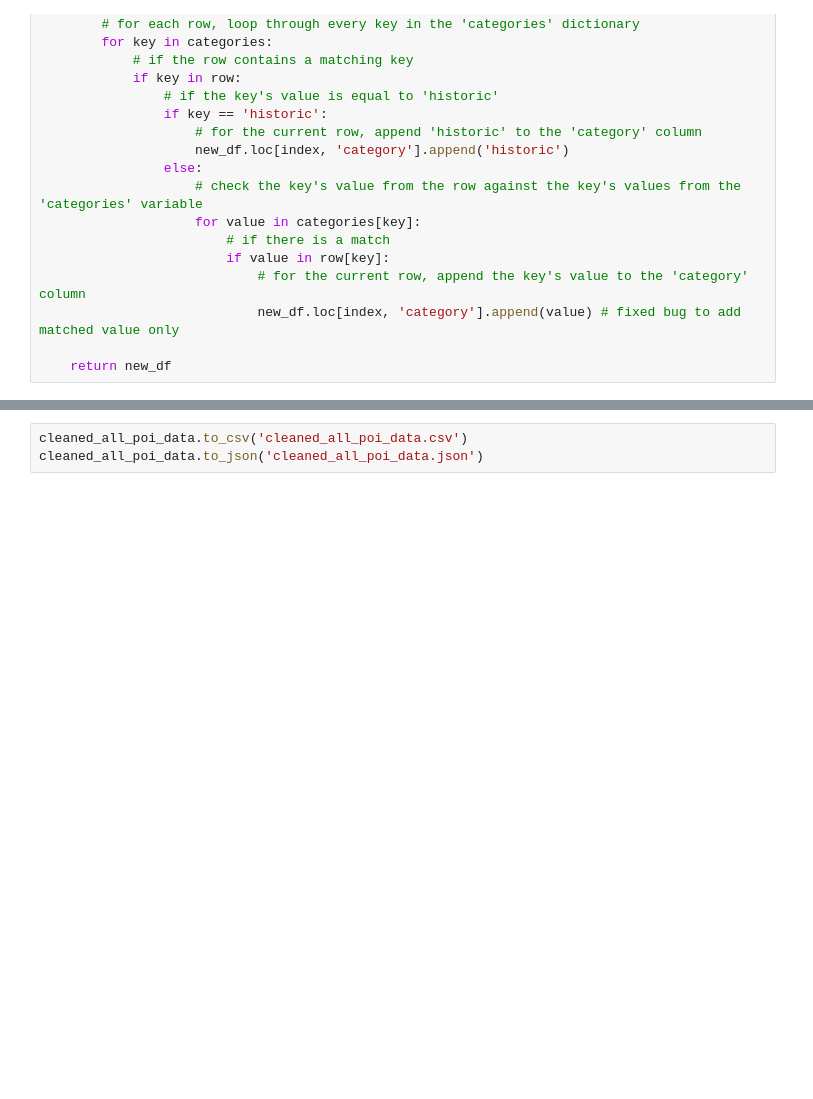
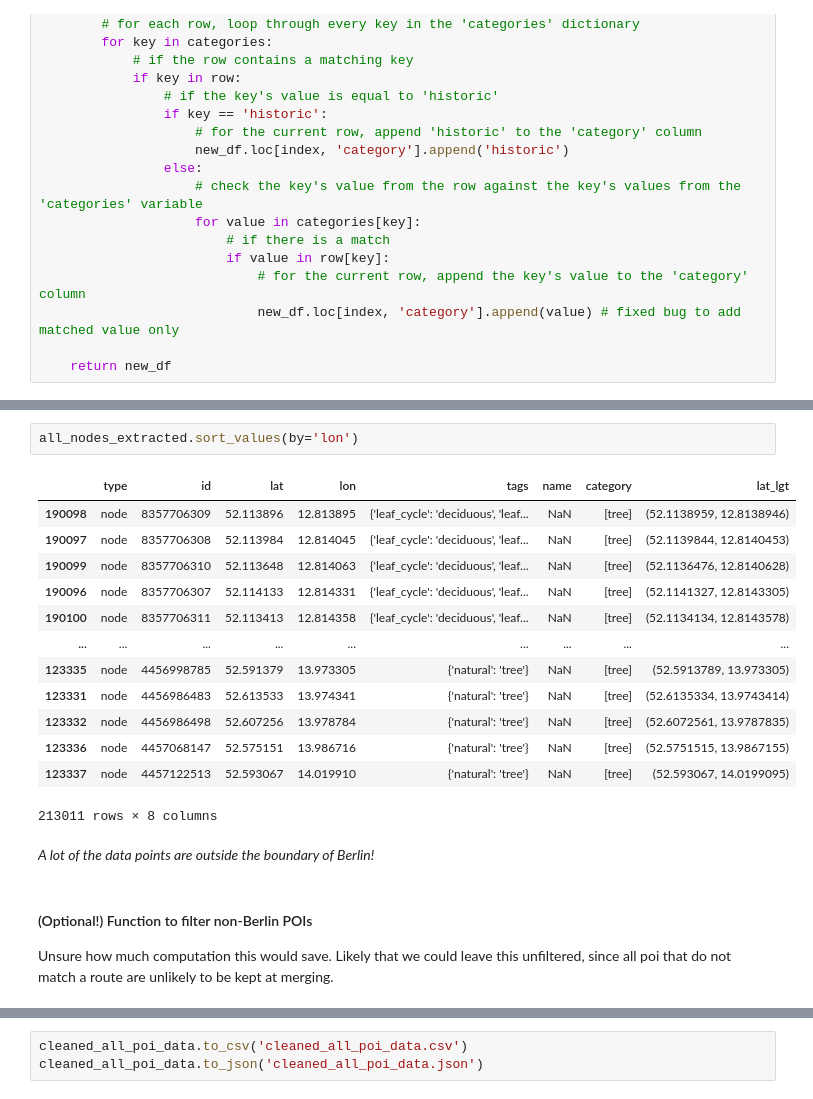
Before and after one commit to TechLabs-Berlin/wt21-way-to-go, a Jupyter notebook: cleaning_data/cleaning_poi_data.ipynb, the cells around one changed output, grey strips where cells are left out. Saved outputs shown, nothing was run; the diff lists cells and outputs as text; blank space fills up the shorter version.

```diff
--- a/cleaning_data/cleaning_poi_data.ipynb
+++ b/cleaning_data/cleaning_poi_data.ipynb
@@ -305,0 +254,22 @@ all_nodes_extracted_lat_lgt['lat_lgt'].isna().sum()
+# %%
+all_nodes_extracted.sort_values(by='lon')
+# %% [output]
+|  | type | id | lat | lon | tags | name | category | lat_lgt |
+| 190098 | node | 8357706309 | 52.113896 | 12.813895 | {'leaf_cycle': 'deciduous', 'leaf... | NaN | [tree] | (52.1138959, 12.8138946) |
+| 190097 | node | 8357706308 | 52.113984 | 12.814045 | {'leaf_cycle': 'deciduous', 'leaf... | NaN | [tree] | (52.1139844, 12.8140453) |
+| 190099 | node | 8357706310 | 52.113648 | 12.814063 | {'leaf_cycle': 'deciduous', 'leaf... | NaN | [tree] | (52.1136476, 12.8140628) |
+| 190096 | node | 8357706307 | 52.114133 | 12.814331 | {'leaf_cycle': 'deciduous', 'leaf... | NaN | [tree] | (52.1141327, 12.8143305) |
+| 190100 | node | 8357706311 | 52.113413 | 12.814358 | {'leaf_cycle': 'deciduous', 'leaf... | NaN | [tree] | (52.1134134, 12.8143578) |
+| ... | ... | ... | ... | ... | ... | ... | ... | ... |
+| 123335 | node | 4456998785 | 52.591379 | 13.973305 | {'natural': 'tree'} | NaN | [tree] | (52.5913789, 13.973305) |
+| 123331 | node | 4456986483 | 52.613533 | 13.974341 | {'natural': 'tree'} | NaN | [tree] | (52.6135334, 13.9743414) |
+| 123332 | node | 4456986498 | 52.607256 | 13.978784 | {'natural': 'tree'} | NaN | [tree] | (52.6072561, 13.9787835) |
+| 123336 | node | 4457068147 | 52.575151 | 13.986716 | {'natural': 'tree'} | NaN | [tree] | (52.5751515, 13.9867155) |
+| 123337 | node | 4457122513 | 52.593067 | 14.019910 | {'natural': 'tree'} | NaN | [tree] | (52.593067, 14.0199095) |
+213011 rows × 8 columns
+# %% [markdown]
+*A lot of the data points are outside the boundary of Berlin!*
+# %% [markdown]
+#### (Optional!) Function to filter non-Berlin POIs
+
+Unsure how much computation this would save. Likely that we could leave this unfiltered, since all poi that do not match a route are unlikely to be kept at merging.
```
Also changed, not shown: parts of 45 cells of this notebook.
